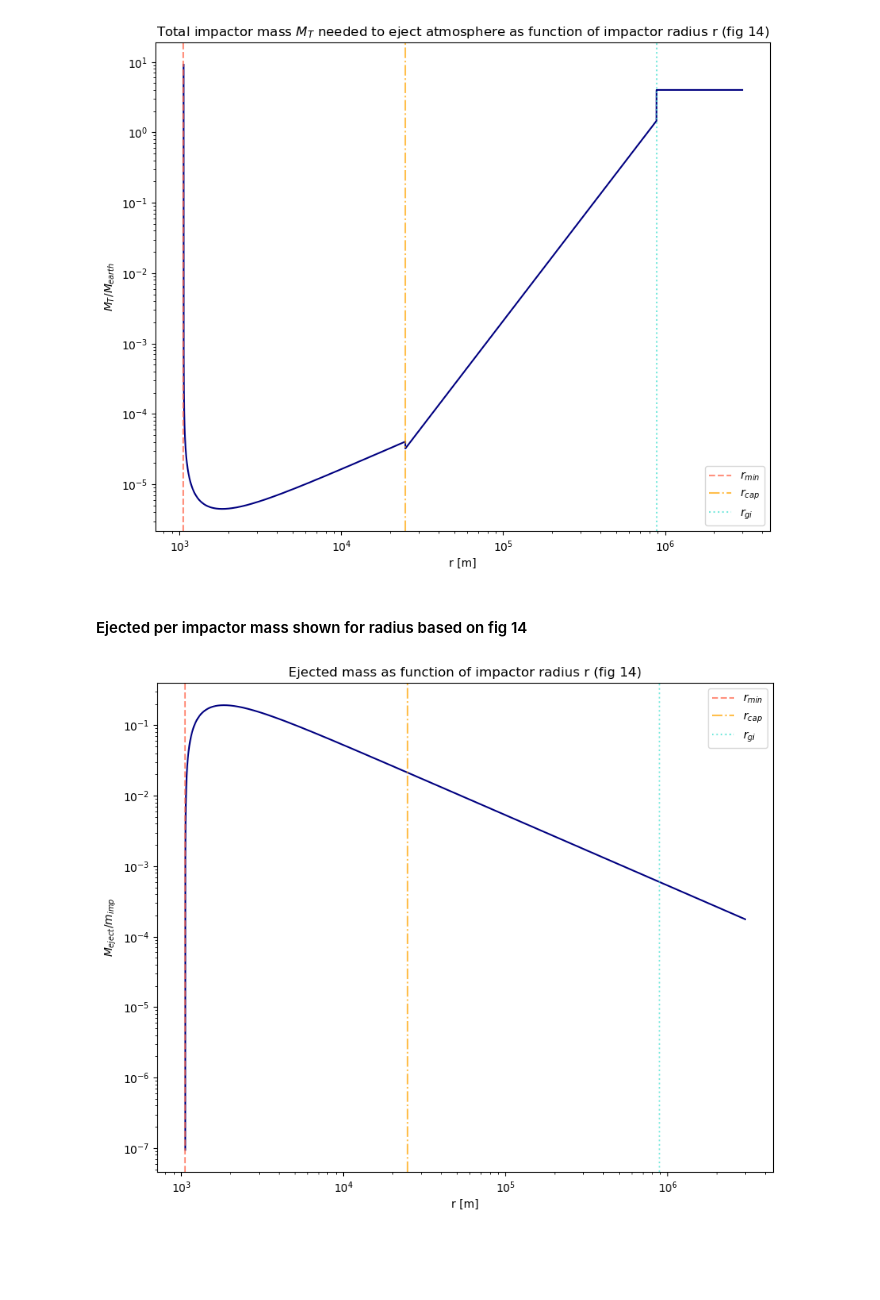
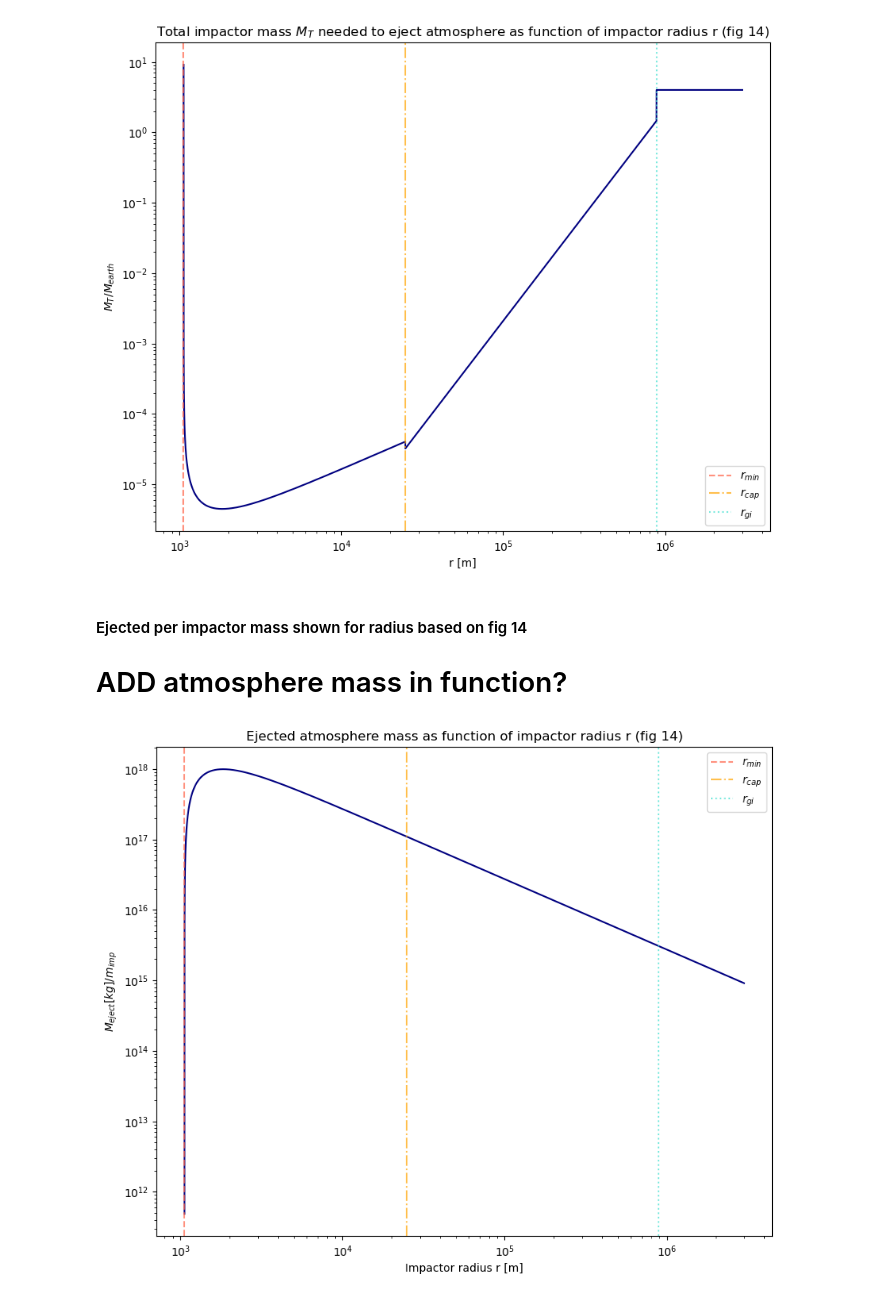
Before and after one commit to FormingWorlds/BScProjectAtmosphericEscape, a Jupyter notebook: figures.ipynb, the cells around one changed output. Drawn from its saved outputs; the diff is of its cells as text; code cells hidden in the pictures; blank space fills up the shorter version.

Commit message:
Added more figures

```diff
--- a/figures.ipynb
+++ b/figures.ipynb
@@ -29,23 +29,27 @@ plt.show()
 [figure]
 # %% [markdown]
 #### Ejected per impactor mass shown for radius based on fig 14
+
+
+# ADD atmosphere mass in function?
 # %%
 from ejected_mass import M_ejected
+from Earth_constants import M_atm
 
-M_ej = M_ejected(r_min, r)
+M_ej = M_ejected(r_min, r) * M_atm # [kg]
 
 plt.figure(figsize=(10,8))
 plt.plot(r, M_ej, color='navy')
-plt.xlabel('r [m]')
+plt.xlabel('Impactor radius r [m]')
 plt.axvline(r_min, label=r'$r_{min}$', color='tomato', linestyle='--', alpha=0.7)
 plt.axvline(r_cap, label=r'$r_{cap}$', color='orange', linestyle='-.', alpha=0.7)
 plt.axvline(r_gi,label=r'$r_{gi}$' , color='turquoise', linestyle=':', alpha=0.7)
-plt.ylabel(r'$M_{eject}/m_{imp}$')
-plt.title(r'Ejected mass as function of impactor radius r (fig 14)')
+plt.ylabel(r'$M_{eject} [kg] / m_{imp}$')
+plt.title(r'Ejected atmosphere mass as function of impactor radius r (fig 14)')
 plt.xscale('log')
 plt.yscale('log')
 plt.legend()
 # plt.savefig('Ejected_mass_vs_rad')
 plt.show()
 # %% [output]
-[figure, old version]
+[figure, new version]
```
Also changed, not shown: parts of 27 cells of this notebook.
